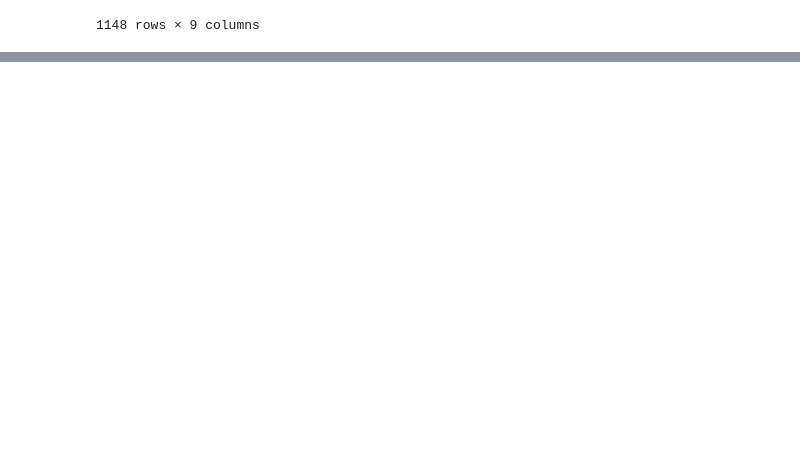
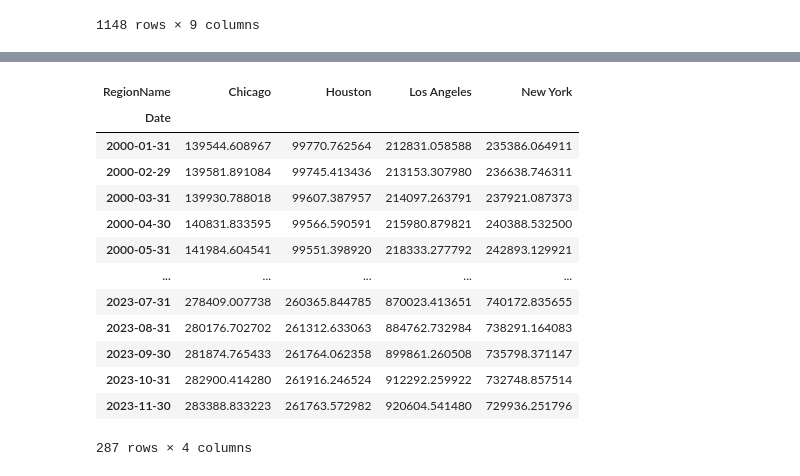
Before and after one commit to lrnrdr/Core-Preparing-Time-Series-from-Wide-form-Data-2, a Jupyter notebook: Core Preparing Time Series from Wide Form Data.ipynb, the cells around one changed output, grey strips where cells are left out. Saved outputs shown, nothing was run; the diff lists cells and outputs as text; code cells hidden in the pictures; blank space fills up the shorter version.

```diff
--- a/Core Preparing Time Series from Wide Form Data.ipynb
+++ b/Core Preparing Time Series from Wide Form Data.ipynb
@@ -226,0 +229,22 @@ df_city_monthly
+# %%
+# This operation is used to pivot the DataFrame. It moves the values of the specified level (in this case, level 0) of the DataFrame's multi-level index to become columns.
+# This essentially transforms the DataFrame from a multi-level index structure to a more tabular format.
+# ['Value']: After unstacking, it selects the column named 'Value' from the resulting DataFrame.
+# The assumption here is that 'Value' is a column containing the actual data values.
+df_city_monthly_unstacked = df_city_monthly.unstack(level=0)['Value']
+df_city_monthly_unstacked
+# %% [output]
+| RegionName | Chicago | Houston | Los Angeles | New York |
+| Date |  |  |  |  |
+| 2000-01-31 | 139544.608967 | 99770.762564 | 212831.058588 | 235386.064911 |
+| 2000-02-29 | 139581.891084 | 99745.413436 | 213153.307980 | 236638.746311 |
+| 2000-03-31 | 139930.788018 | 99607.387957 | 214097.263791 | 237921.087373 |
+| 2000-04-30 | 140831.833595 | 99566.590591 | 215980.879821 | 240388.532500 |
+| 2000-05-31 | 141984.604541 | 99551.398920 | 218333.277792 | 242893.129921 |
+| ... | ... | ... | ... | ... |
+| 2023-07-31 | 278409.007738 | 260365.844785 | 870023.413651 | 740172.835655 |
+| 2023-08-31 | 280176.702702 | 261312.633063 | 884762.732984 | 738291.164083 |
+| 2023-09-30 | 281874.765433 | 261764.062358 | 899861.260508 | 735798.371147 |
+| 2023-10-31 | 282900.414280 | 261916.246524 | 912292.259922 | 732748.857514 |
+| 2023-11-30 | 283388.833223 | 261763.572982 | 920604.541480 | 729936.251796 |
+287 rows × 4 columns
```
Also changed, not shown: parts of 9 cells of this notebook.
